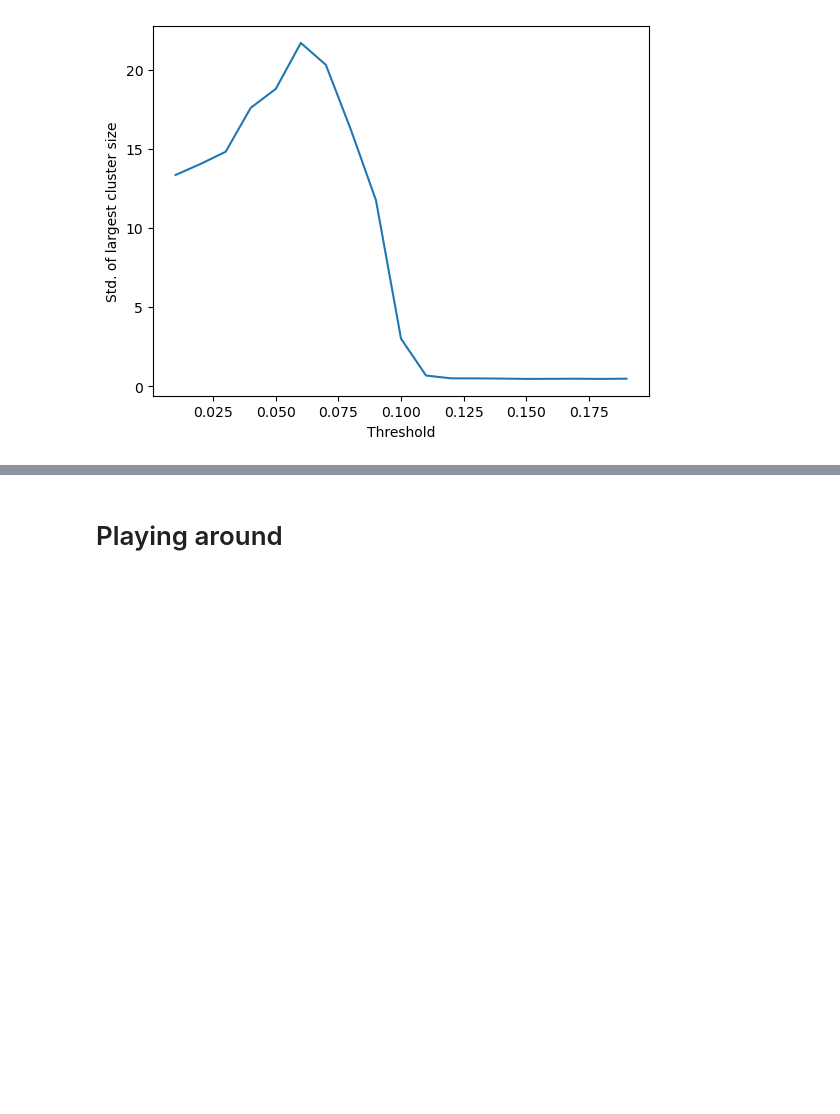
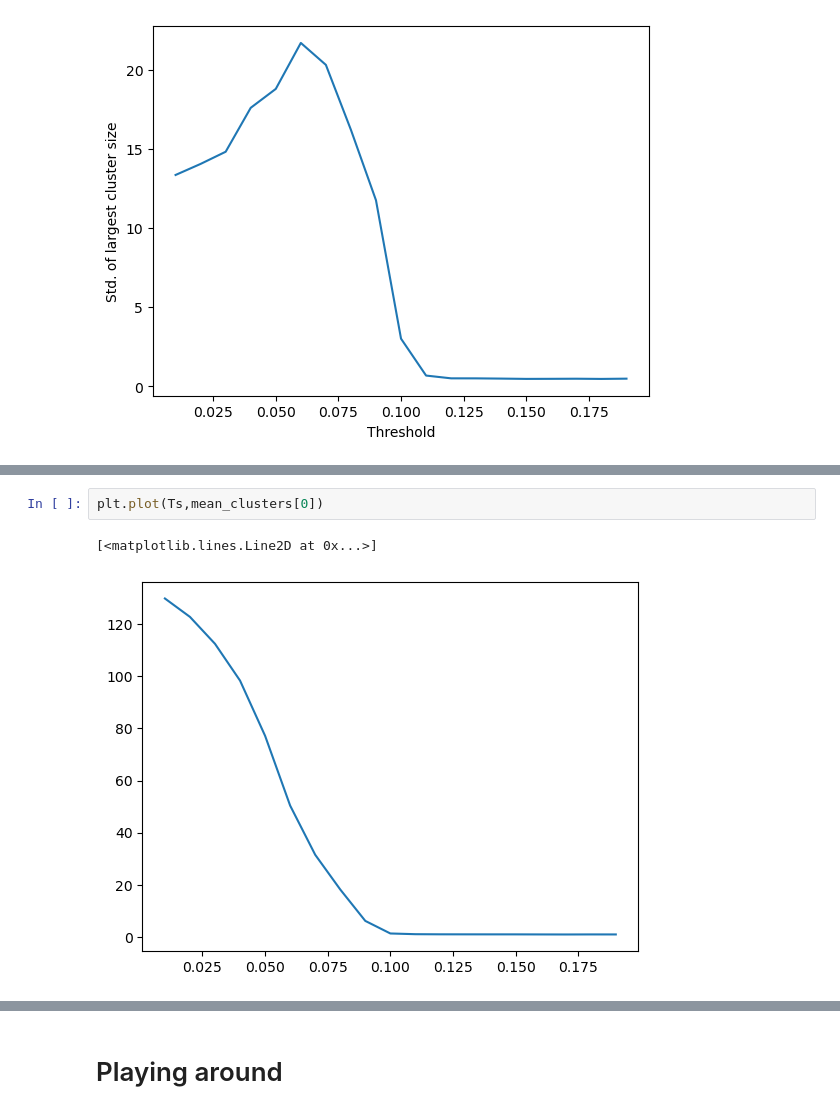
Before and after one commit to Mark-Kac-Center/cna2023-critical-brain, a Jupyter notebook: exercises_solution.ipynb, the cells around one changed output, grey strips where cells are left out. Drawn from its saved outputs; the diff is of its cells as text; blank space fills up the shorter version.

```diff
--- a/exercises_solution.ipynb
+++ b/exercises_solution.ipynb
@@ -547,0 +577,5 @@ Load file with activities, thresholds, and computed clusters. Can you say whethe
+# %%
+plt.plot(Ts,mean_clusters[0])
+# %% [output]
+[<matplotlib.lines.Line2D at 0x...>]
+[figure, added]
```
Also changed, not shown: parts of 10 cells of this notebook, 3 other files.
